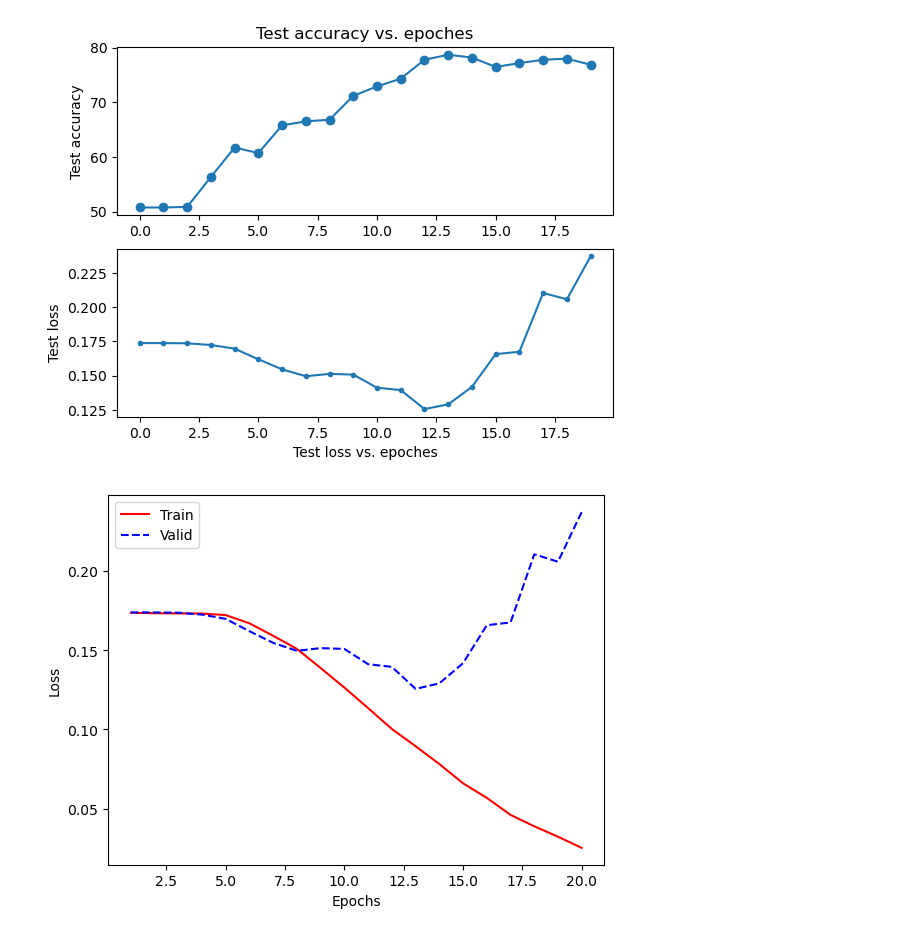
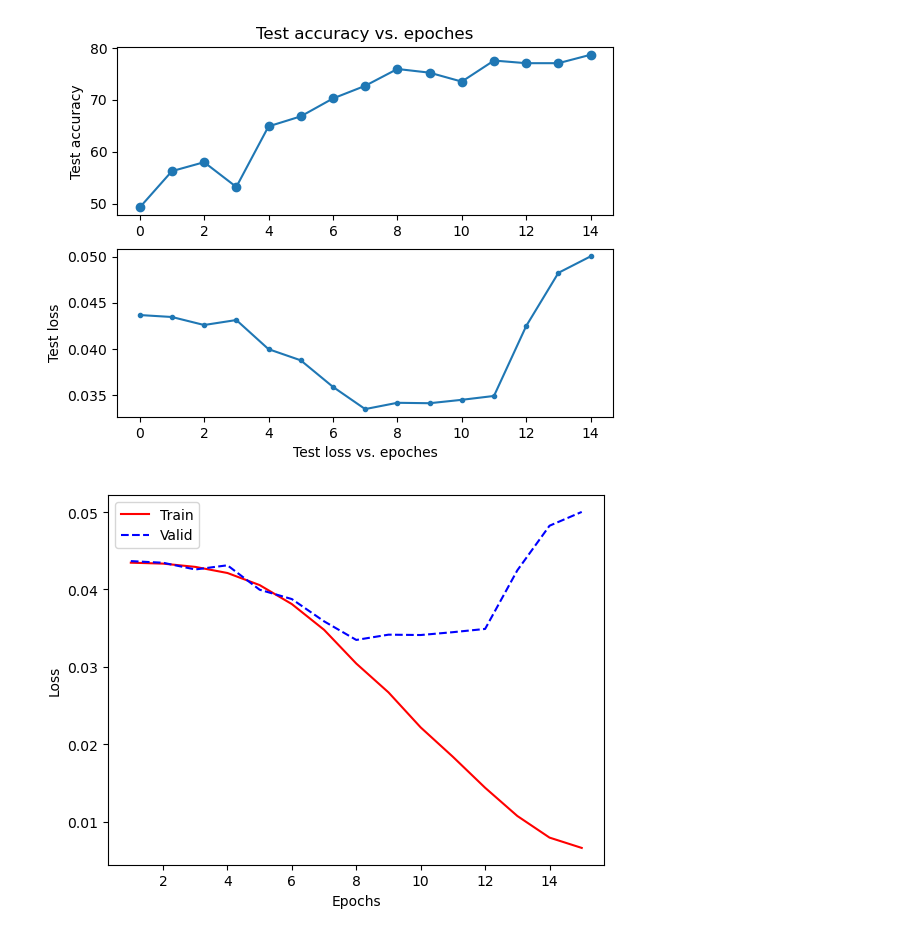
Before and after one commit to oscar-zhou/Program-Fashion-Recommandation-System, a Jupyter notebook: VGG_comp.ipynb, the cells around one changed output. Drawn from its saved outputs; the diff is of its cells as text; code cells hidden in the pictures.

```diff
--- a/VGG_comp.ipynb
+++ b/VGG_comp.ipynb
@@ -169,7 +169,7 @@ transform2=transforms.Compose([#compose可以把調整方法串接起來
     transforms.Normalize(mean=[.5,.5,.5],std=[.5,.5,.5]) #標準化至[-1,1]其實並非到0~1之間，模型才容易收斂 mean變成0 std變成1
 ])
 
-batch_size=4 #原本16，建議設2的n次方，較有效率
+batch_size=16 #原本16，建議設2的n次方，較有效率
 
 train_dir = "train"
 #定義數據集
@@ -207,8 +207,8 @@ class VGGNet(nn.Module):
 #if hasattr(torch.cuda,'empty_cache'):
 #torch.cuda.empty_cache()
 # %%
-learning_rate = 5e-5
-epoch = 20
+learning_rate = 5e-5#5的負5次方
+epoch = 15#如果overfitting的話，可以找train跟test都在高峰的epoch，就不要那麼多次epoch
 
 model = VGGNet()
 if torch.cuda.is_available():
@@ -304,26 +304,26 @@ epoch 12
 # %%
 import matplotlib.pyplot as plt
 
-x1 = range(0, 20)
-x2 = range(0, 20)
+x1 = range(0, 15)
+x2 = range(0, 15)
 y1 = accuracy_list
 y2 = loss_list
 plt.subplot(2, 1, 1)
 plt.plot(x1, y1, 'o-')
 plt.title('Test accuracy vs. epoches')
 plt.ylabel('Test accuracy')
 plt.subplot(2, 1, 2)
 plt.plot(x2, y2, '.-')
 plt.xlabel('Test loss vs. epoches')
 plt.ylabel('Test loss')
 plt.show()
 # plt.savefig("accuracy_loss.jpg")
 # %% [output]
-[figure, old version]
+[figure, new version]
 # %%
 #distplot
 import matplotlib.pyplot as plt
-epochs =[i+1 for i in range(20)]
+epochs =[i+1 for i in range(15)]
 plt.plot(epochs,tr_loss_list, color='red', label='Train')
 plt.plot(epochs,loss_list, '--', color='blue', label='Valid')
 #plt.title('CrossEntropy') # title
@@ -334,7 +334,7 @@ plt.legend() #圖例
 #plt.savefig('.\\Model\\0618\\實驗' + str(testnum) + '.png') #儲存圖檔
 plt.show()
 # %% [output]
-[figure, old version]
+[figure, new version]
 # %%
 #distplot
 import matplotlib.pyplot as plt
```
Also changed, not shown: parts of 4 cells of this notebook.
